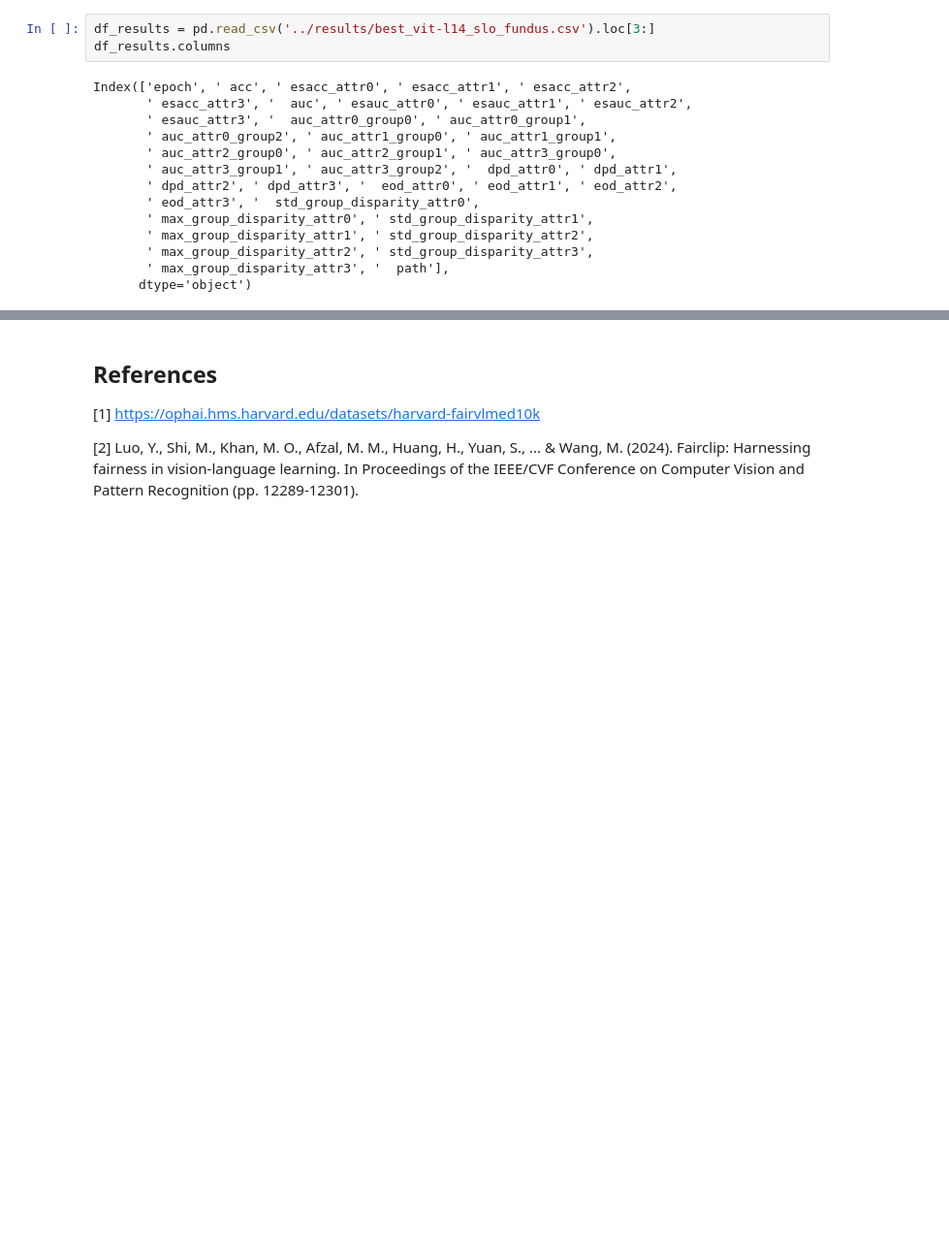
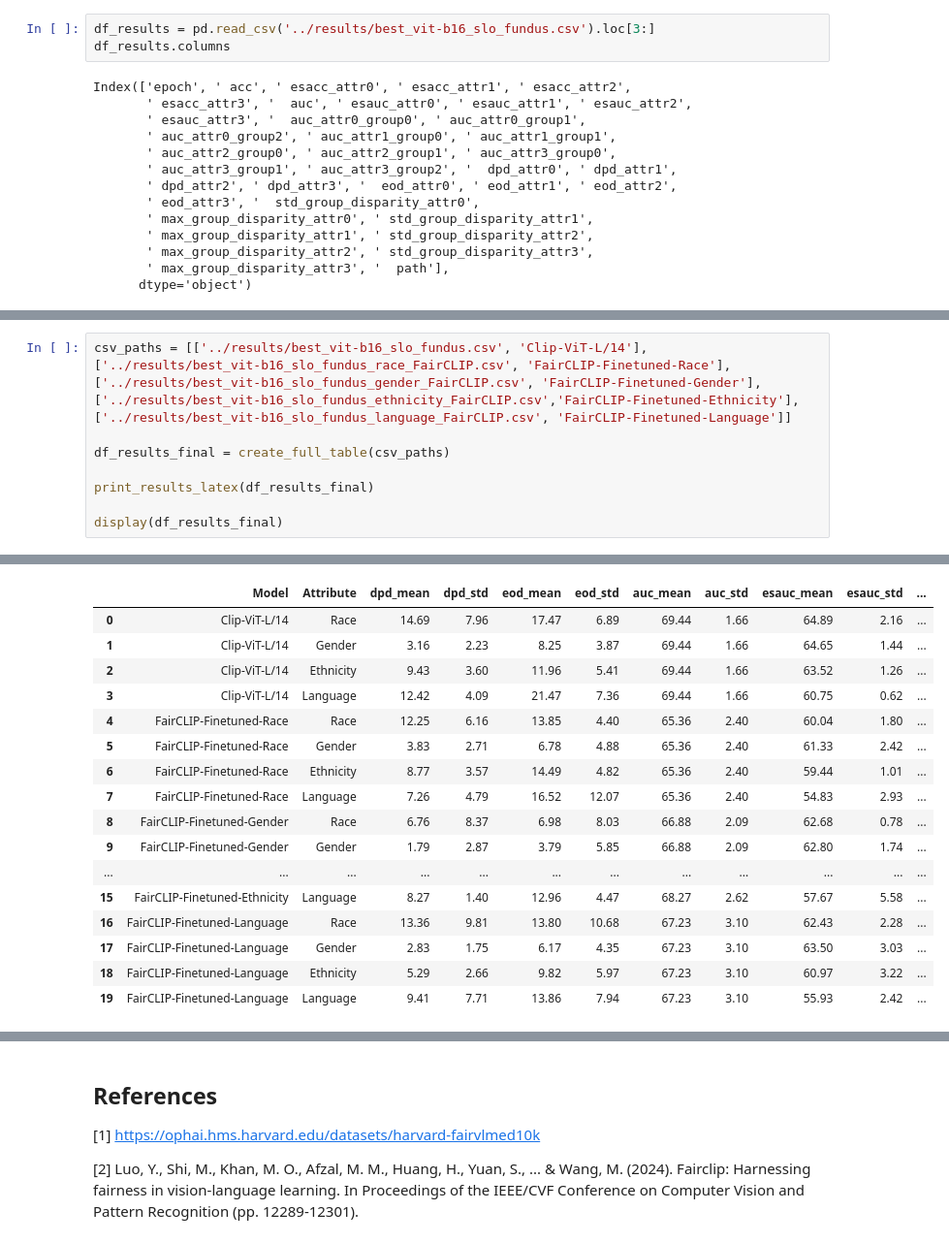
Before and after one commit to stanfris/FairCLIP_Reproducibility, a Jupyter notebook: experiments/showcase.ipynb, the cells around one changed output, grey strips where cells are left out. Shown at 97% size. Drawn from its saved outputs; the diff is of its cells as text; blank space fills up the shorter version.

Commit message:
fixed easy table printing from data

```diff
--- a/experiments/showcase.ipynb
+++ b/experiments/showcase.ipynb
@@ -62,7 +69,7 @@ fig.show()
 ## Models & Experiments
 The models are based on 2 main architectures: CLIP and BLIP2, #TODO (Toevoegen of we BLIP2 ook Fair runnen), using the CLIP architecture a FairCLIP model is also generated.
 # %%
-df_results = pd.read_csv('../results/best_vit-l14_slo_fundus.csv').loc[3:]
+df_results = pd.read_csv('../results/best_vit-b16_slo_fundus.csv').loc[3:]
 df_results.columns
 # %% [output]
 Index(['epoch', ' acc', ' esacc_attr0', ' esacc_attr1', ' esacc_attr2',
@@ -173,0 +224,9 @@ Language
+# %%
+csv_paths = [['../results/best_vit-b16_slo_fundus.csv', 'Clip-ViT-L/14'], ['../results/best_vit-b16_slo_fundus_race_FairCLIP.csv', 'FairCLIP-Finetuned-Race'], ['../results/best_vit-b16_slo_fundus_gender_FairCLIP.csv', 'FairCLIP-Finetuned-Gender'], ['../results/best_vit-b16_slo_fundus_ethnicity_FairCLIP.csv','FairCLIP-Finetuned-Ethnicity'], ['../results/best_vit-b16_slo_fundus_language_FairCLIP.csv', 'FairCLIP-Finetuned-Language']]
+
+df_results_final = create_full_table(csv_paths)
+
+print_results_latex(df_results_final)
+
+display(df_results_final)
+# %% [output]
@@ -173,0 +250,17 @@ Language
+|  | Model | Attribute | dpd_mean | dpd_std | eod_mean | eod_std | auc_mean | auc_std | esauc_mean | esauc_std | ... |
+| 0 | Clip-ViT-L/14 | Race | 14.69 | 7.96 | 17.47 | 6.89 | 69.44 | 1.66 | 64.89 | 2.16 | ... |
+| 1 | Clip-ViT-L/14 | Gender | 3.16 | 2.23 | 8.25 | 3.87 | 69.44 | 1.66 | 64.65 | 1.44 | ... |
+| 2 | Clip-ViT-L/14 | Ethnicity | 9.43 | 3.60 | 11.96 | 5.41 | 69.44 | 1.66 | 63.52 | 1.26 | ... |
+| 3 | Clip-ViT-L/14 | Language | 12.42 | 4.09 | 21.47 | 7.36 | 69.44 | 1.66 | 60.75 | 0.62 | ... |
+| 4 | FairCLIP-Finetuned-Race | Race | 12.25 | 6.16 | 13.85 | 4.40 | 65.36 | 2.40 | 60.04 | 1.80 | ... |
+| 5 | FairCLIP-Finetuned-Race | Gender | 3.83 | 2.71 | 6.78 | 4.88 | 65.36 | 2.40 | 61.33 | 2.42 | ... |
+| 6 | FairCLIP-Finetuned-Race | Ethnicity | 8.77 | 3.57 | 14.49 | 4.82 | 65.36 | 2.40 | 59.44 | 1.01 | ... |
+| 7 | FairCLIP-Finetuned-Race | Language | 7.26 | 4.79 | 16.52 | 12.07 | 65.36 | 2.40 | 54.83 | 2.93 | ... |
+| 8 | FairCLIP-Finetuned-Gender | Race | 6.76 | 8.37 | 6.98 | 8.03 | 66.88 | 2.09 | 62.68 | 0.78 | ... |
+| 9 | FairCLIP-Finetuned-Gender | Gender | 1.79 | 2.87 | 3.79 | 5.85 | 66.88 | 2.09 | 62.80 | 1.74 | ... |
+| ... | ... | ... | ... | ... | ... | ... | ... | ... | ... | ... | ... |
+| 15 | FairCLIP-Finetuned-Ethnicity | Language | 8.27 | 1.40 | 12.96 | 4.47 | 68.27 | 2.62 | 57.67 | 5.58 | ... |
+| 16 | FairCLIP-Finetuned-Language | Race | 13.36 | 9.81 | 13.80 | 10.68 | 67.23 | 3.10 | 62.43 | 2.28 | ... |
+| 17 | FairCLIP-Finetuned-Language | Gender | 2.83 | 1.75 | 6.17 | 4.35 | 67.23 | 3.10 | 63.50 | 3.03 | ... |
+| 18 | FairCLIP-Finetuned-Language | Ethnicity | 5.29 | 2.66 | 9.82 | 5.97 | 67.23 | 3.10 | 60.97 | 3.22 | ... |
+| 19 | FairCLIP-Finetuned-Language | Language | 9.41 | 7.71 | 13.86 | 7.94 | 67.23 | 3.10 | 55.93 | 2.42 | ... |
```
Also changed, not shown: parts of 4 cells of this notebook, 7 other files.
